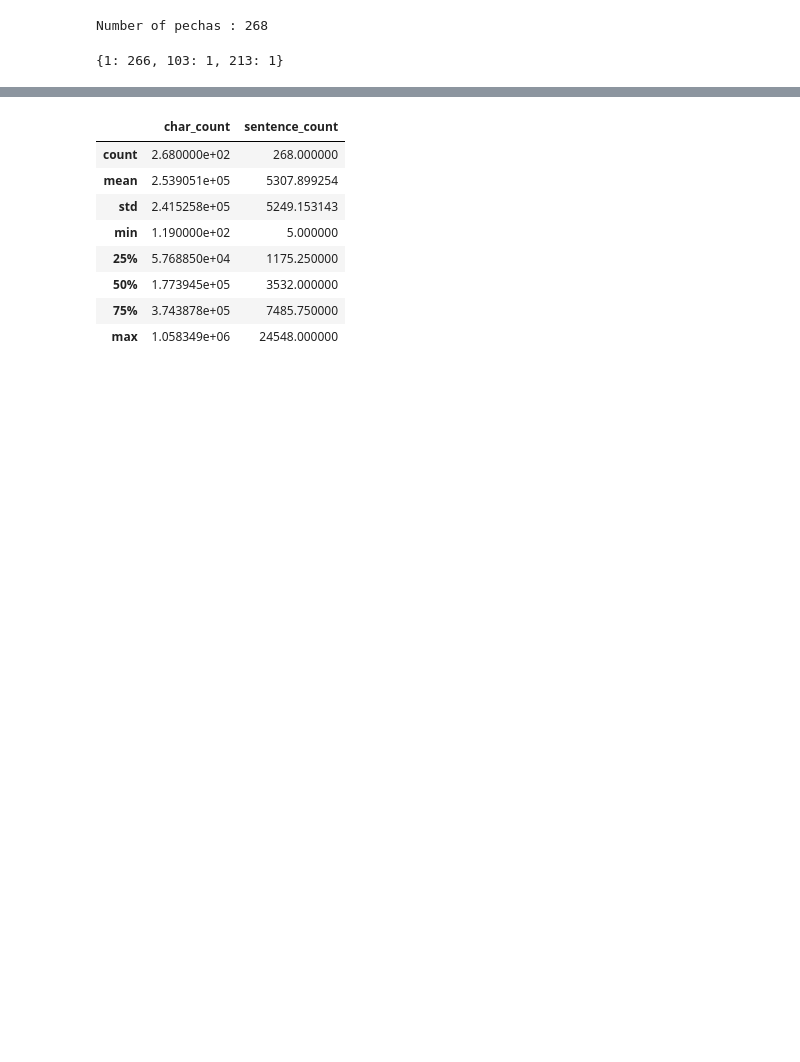
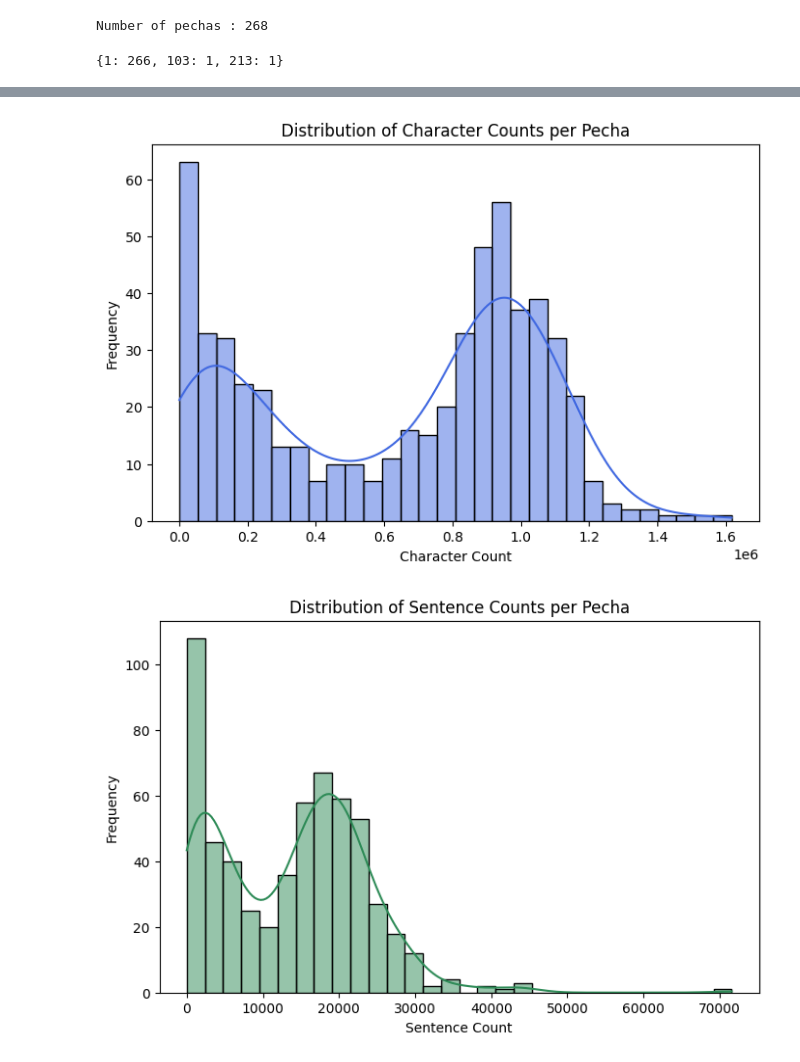
Before and after one commit to OpenPecha/buddhist-consensus, a Jupyter notebook: prepare_data/__init__.ipynb, the cells around one changed output, grey strips where cells are left out. Cells and saved outputs as stored; diff of their text form; code cells hidden in the pictures; blank space fills up the shorter version.

```diff
--- a/prepare_data/__init__.ipynb
+++ b/prepare_data/__init__.ipynb
@@ -100,41 +168,5 @@ plt.show()
-# %%
-df.describe()
-# %% [output]
-|  | char_count | sentence_count |
-| count | 2.680000e+02 | 268.000000 |
-| mean | 2.539051e+05 | 5307.899254 |
-| std | 2.415258e+05 | 5249.153143 |
-| min | 1.190000e+02 | 5.000000 |
-| 25% | 5.768850e+04 | 1175.250000 |
-| 50% | 1.773945e+05 | 3532.000000 |
-| 75% | 3.743878e+05 | 7485.750000 |
-| max | 1.058349e+06 | 24548.000000 |
 # %%
-"""
-Analysis of Kangyur and Tengyur
-"""
-
-from tqdm import tqdm
-from bo_sent_tokenizer import segment
-
-BASE_DIR = get_base_dir().parent  # go one directory up
-OUTPUTS_DIR = BASE_DIR / "outputs"
-
-# Text Analysis
-char_count: dict[str, int] = {}
-sentence_count: dict[str, int] = {}
-
-pecha_ids = [ "P000001", "P000002"]
-
-pechas = [json.loads(Path(OUTPUTS_DIR / f"{pecha_id}.json").read_text(encoding="utf-8")) for pecha_id in pecha_ids]
-for pecha in tqdm(pechas, desc="Text Analysis"):
-    vol_texts: dict[str, str] = pecha["texts"]
-
-    for vol_id, text in vol_texts.items():
-        pecha_id = pecha["pecha_id"]
-        # Character Count
-        char_count[f"{pecha_id}_{vol_id}"] = len(text)
-
-        # Sentence Count
-        sentences = segment(text)
-        sentence_count[f"{pecha_id}_{vol_id}"] = len(sentences.splitlines())
+plot_text_analysis(char_count, sentence_count)
+# %% [output]
+[figure, added]
+[figure, added]
```
Also changed, not shown: parts of 14 cells of this notebook.
